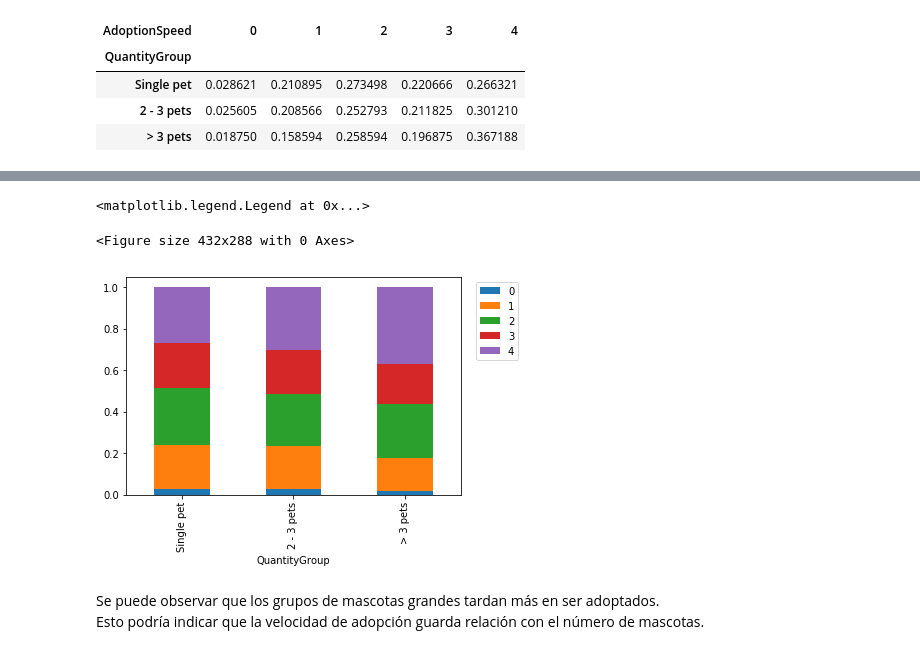
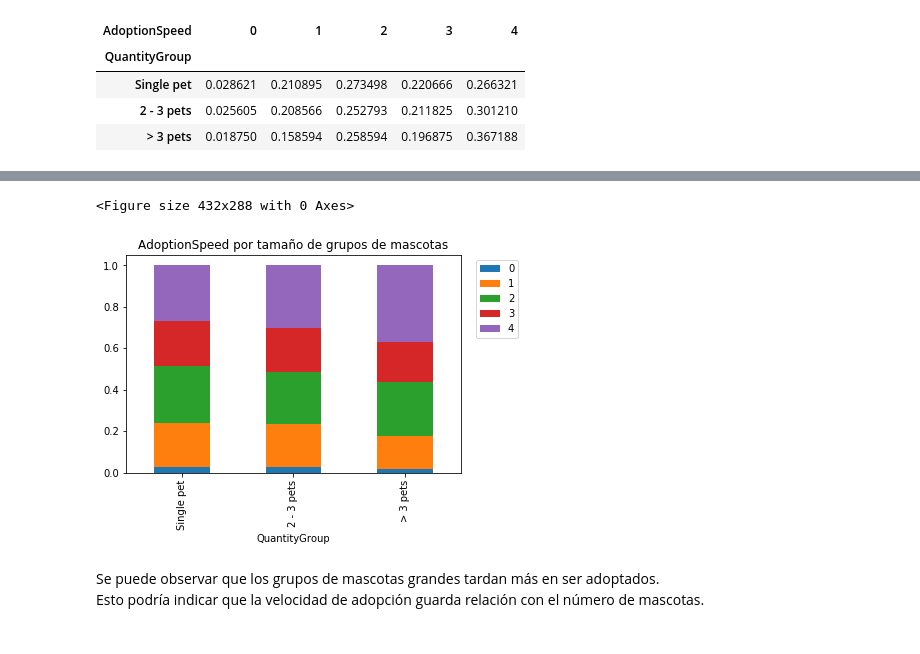
Before and after one commit to vhgiron-u/pets, a Jupyter notebook: Exploracion Costos Geo Descripcion.ipynb, the cells around one changed output, grey strips where cells are left out. Saved outputs shown, nothing was run; the diff lists cells and outputs as text; code cells hidden in the pictures.

Commit message:
Se actualizan tamaños y títulos a los gráficos para adaptarlos a la presentación.

```diff
--- a/Exploracion Costos Geo Descripcion.ipynb
+++ b/Exploracion Costos Geo Descripcion.ipynb
@@ -214,11 +271,11 @@ q_percentages
 # %%
 fig = plt.figure()
 ax = q_percentages.plot.bar(stacked=True)
-ax.legend(bbox_to_anchor = (1.03, 1.))
+ax.set_title("AdoptionSpeed por tamaño de grupos de mascotas")
+ax = ax.legend(bbox_to_anchor = (1.03, 1.))
 # %% [output]
-<matplotlib.legend.Legend at 0x...>
+<Figure size 432x288 with 0 Axes>
-<Figure size 432x288 with 0 Axes>
-[figure, old version]
+[figure, new version]
 # %% [markdown]
 Se puede observar que los grupos de mascotas grandes tardan más en ser adoptados.
 <br>Esto podría indicar que la velocidad de adopción guarda relación con el número de mascotas.
```
Also changed, not shown: parts of 27 cells of this notebook.
